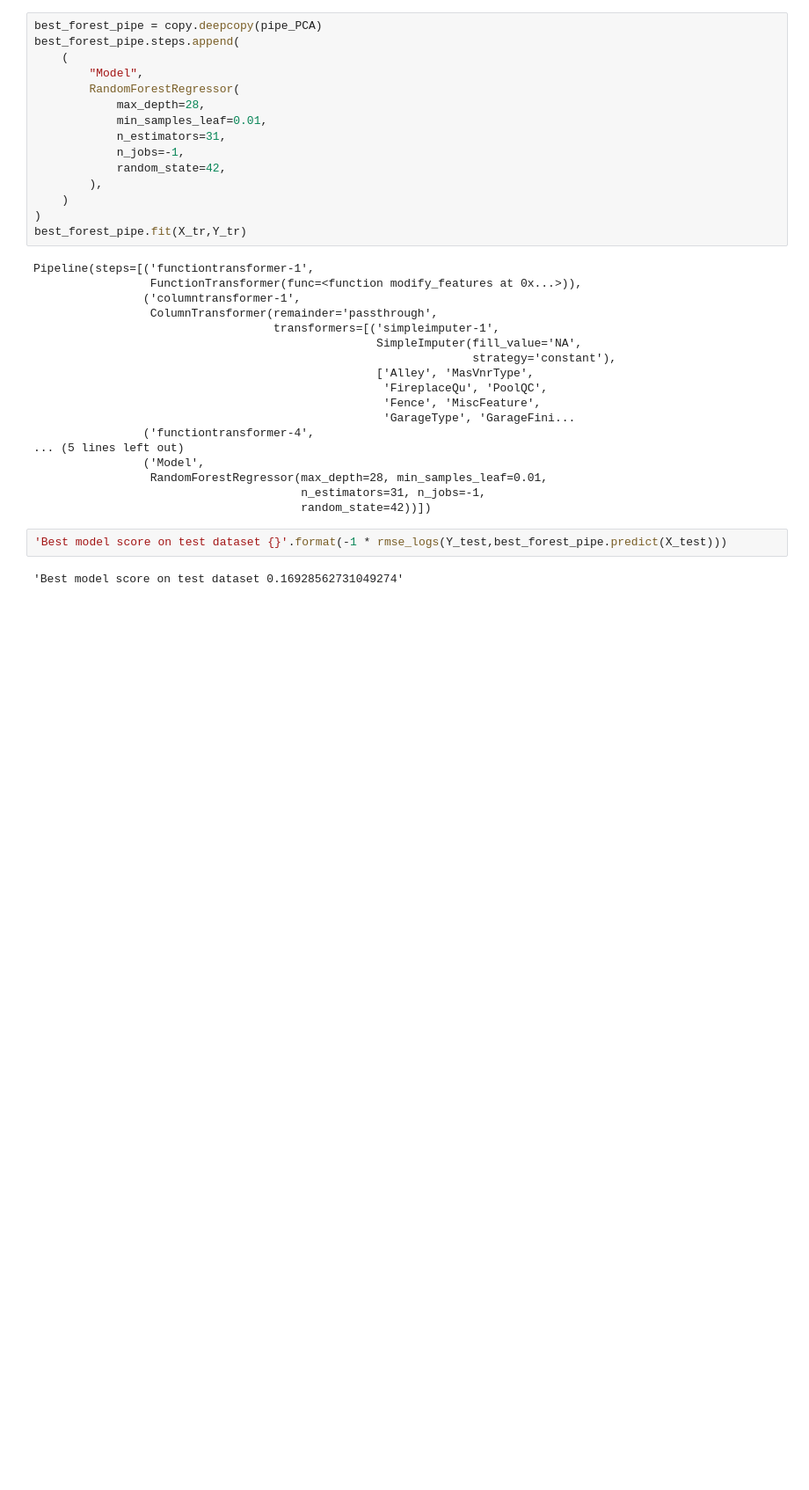
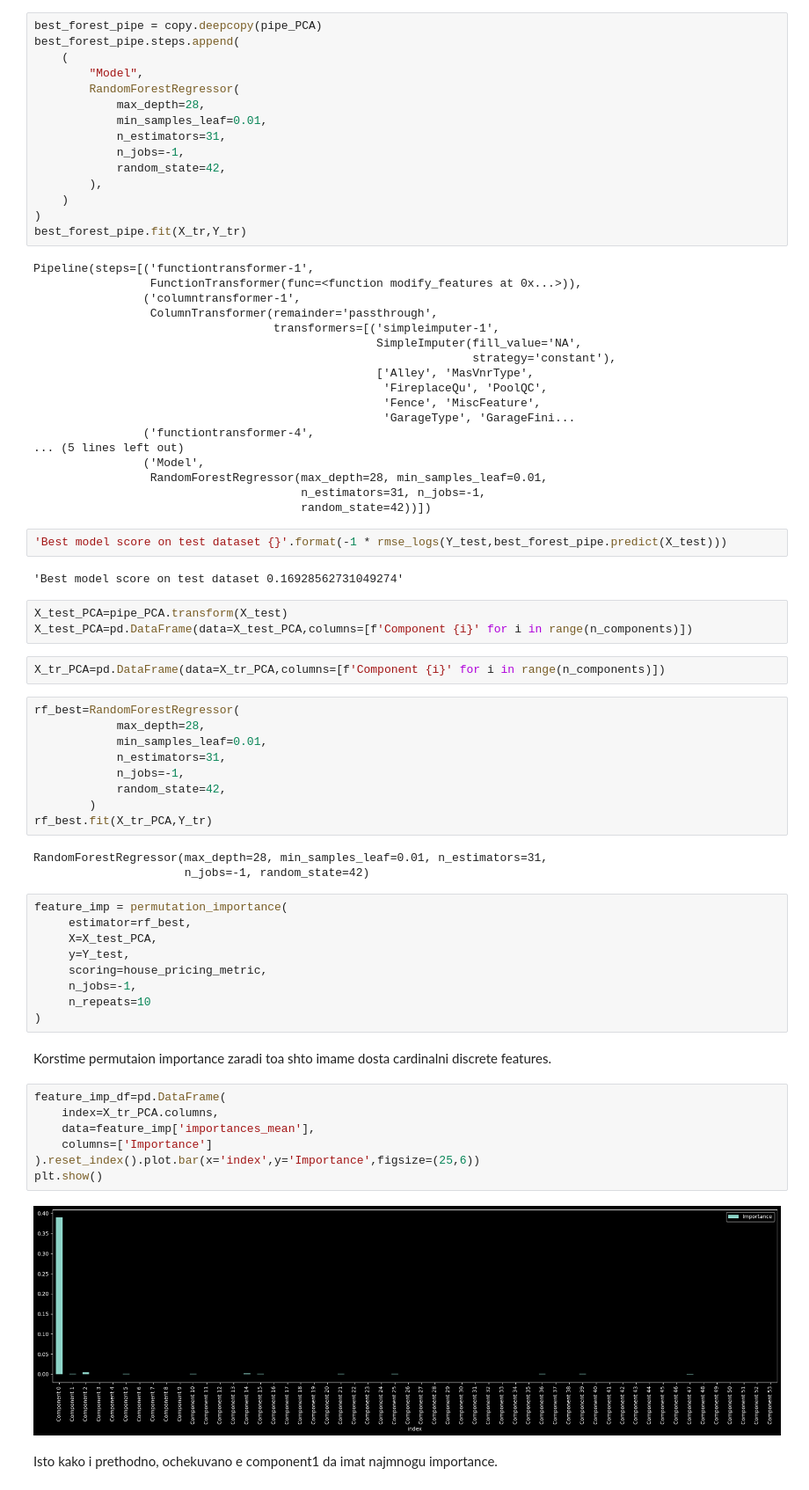
Before and after one commit to viki123v/housing-prices-analysis, a Jupyter notebook: notebooks/regression-trees.ipynb, the cells around one changed output. Shown at 88% size. Drawn from its saved outputs; the diff is of its cells as text; blank space fills up the shorter version.

Commit message:
feat: Feature importance for RF

```diff
--- a/notebooks/regression-trees.ipynb
+++ b/notebooks/regression-trees.ipynb
@@ -643,3 +644,42 @@ Pipeline(steps=[('functiontransformer-1',
 'Best model score on test dataset {}'.format(-1 * rmse_logs(Y_test,best_forest_pipe.predict(X_test)))
 # %% [output]
 'Best model score on test dataset 0.16928562731049274'
+# %%
+X_test_PCA=pipe_PCA.transform(X_test)
+X_test_PCA=pd.DataFrame(data=X_test_PCA,columns=[f'Component {i}' for i in range(n_components)])
+# %%
+X_tr_PCA=pd.DataFrame(data=X_tr_PCA,columns=[f'Component {i}' for i in range(n_components)])
+# %%
+rf_best=RandomForestRegressor(
+            max_depth=28,
+            min_samples_leaf=0.01,
+            n_estimators=31,
+            n_jobs=-1,
+            random_state=42,
+        )
+rf_best.fit(X_tr_PCA,Y_tr)
+# %% [output]
+RandomForestRegressor(max_depth=28, min_samples_leaf=0.01, n_estimators=31,
+                      n_jobs=-1, random_state=42)
+# %%
+feature_imp = permutation_importance(
+     estimator=rf_best,
+     X=X_test_PCA,
+     y=Y_test,
+     scoring=house_pricing_metric,
+     n_jobs=-1,
+     n_repeats=10
+)
+# %% [markdown]
+Korstime permutaion importance zaradi toa shto imame dosta cardinalni discrete features.
+# %%
+feature_imp_df=pd.DataFrame(
+    index=X_tr_PCA.columns,
+    data=feature_imp['importances_mean'],
+    columns=['Importance']
+).reset_index().plot.bar(x='index',y='Importance',figsize=(25,6))
+plt.show()
+# %% [output]
+[figure, added]
+# %% [markdown]
+Isto kako i prethodno, ochekuvano e component1 da imat najmnogu importance.
```
Also changed, not shown: parts of 1 cell of this notebook.
